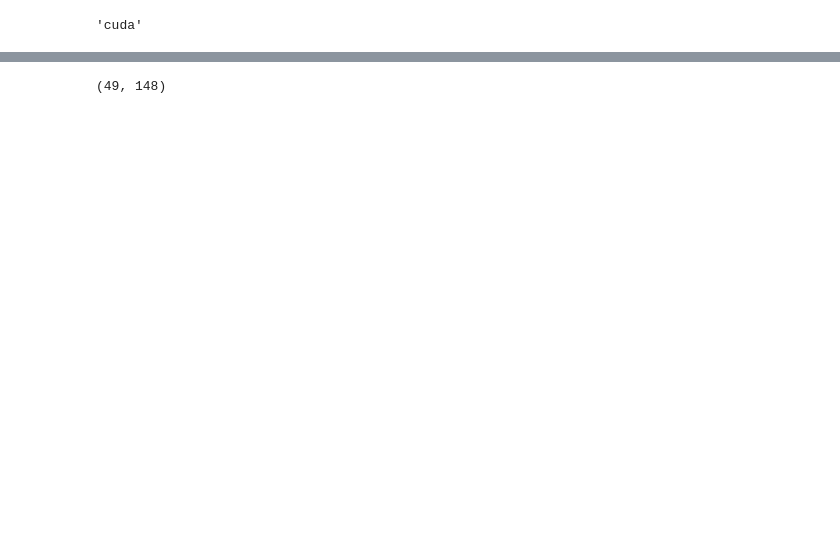
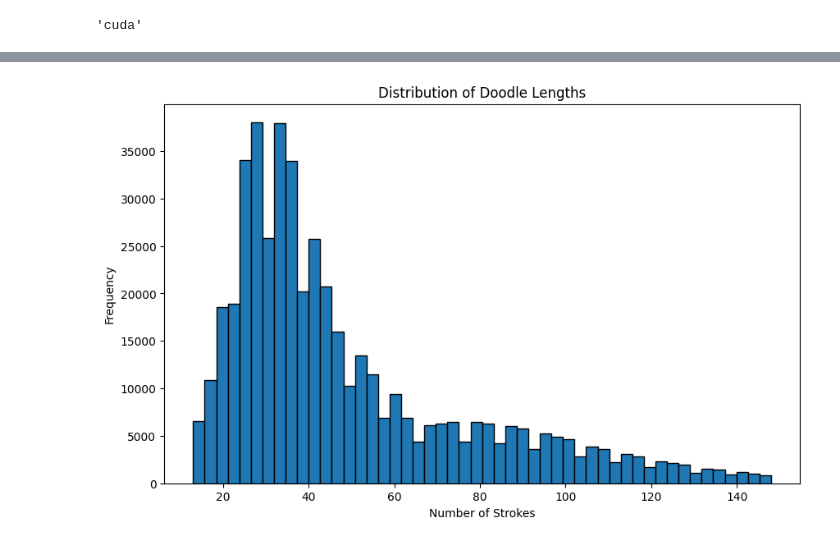
Before and after one commit to YashSax/DoodleGeneration, a Jupyter notebook: test.ipynb, the cells around one changed output, grey strips where cells are left out. Saved outputs shown, nothing was run; the diff lists cells and outputs as text; code cells hidden in the pictures; blank space fills up the shorter version.

```diff
--- a/test.ipynb
+++ b/test.ipynb
@@ -151,3 +151,7 @@ ValueError: setting an array element with a sequence. The requested array has an
+# %%
+for i in range(len(train_dataset)):
+    a = train_dataset[i]
+    pass
 # %%
 import torch.nn as nn
 
@@ -165,10 +169,15 @@ class StrokeEncoderMLP(nn.Module):
 
     def forward(self, x):
         return self.net(x)
-# %%
-max_len = max(len(train_dataset[i][0]) for i in range(len(train_dataset)))
-min_len = min(len(train_dataset[i][0]) for i in range(len(train_dataset)))
-
-min_len, max_len
-# %% [output]
-(49, 148)
+# %%
+doodle_lengths = [len(train_dataset[i][0]) for i in range(len(train_dataset))]
+import matplotlib.pyplot as plt
+
+plt.figure(figsize=(10, 6))
+plt.hist(doodle_lengths, bins=50, edgecolor='black')
+plt.title('Distribution of Doodle Lengths')
+plt.xlabel('Number of Strokes')
+plt.ylabel('Frequency')
+plt.show()
+# %% [output]
+[figure, added]
```
Also changed, not shown: parts of 3 cells of this notebook, 3 other files.
